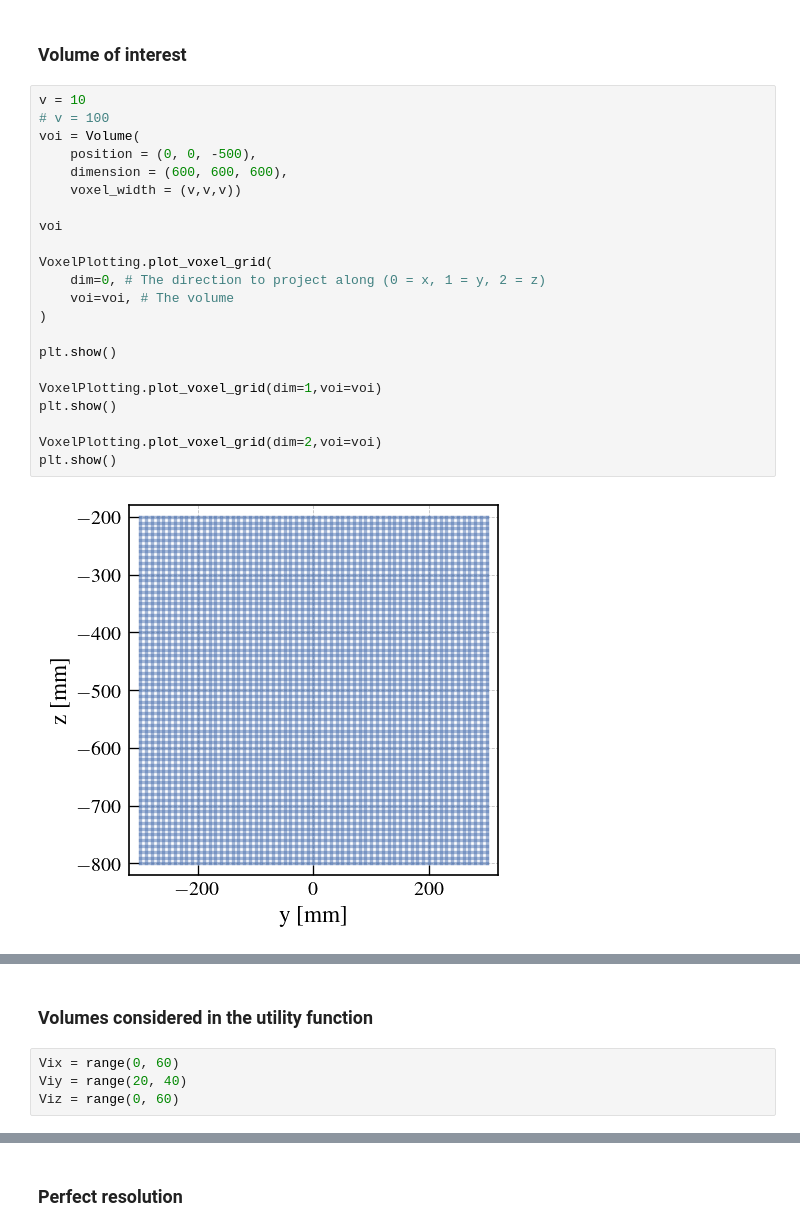
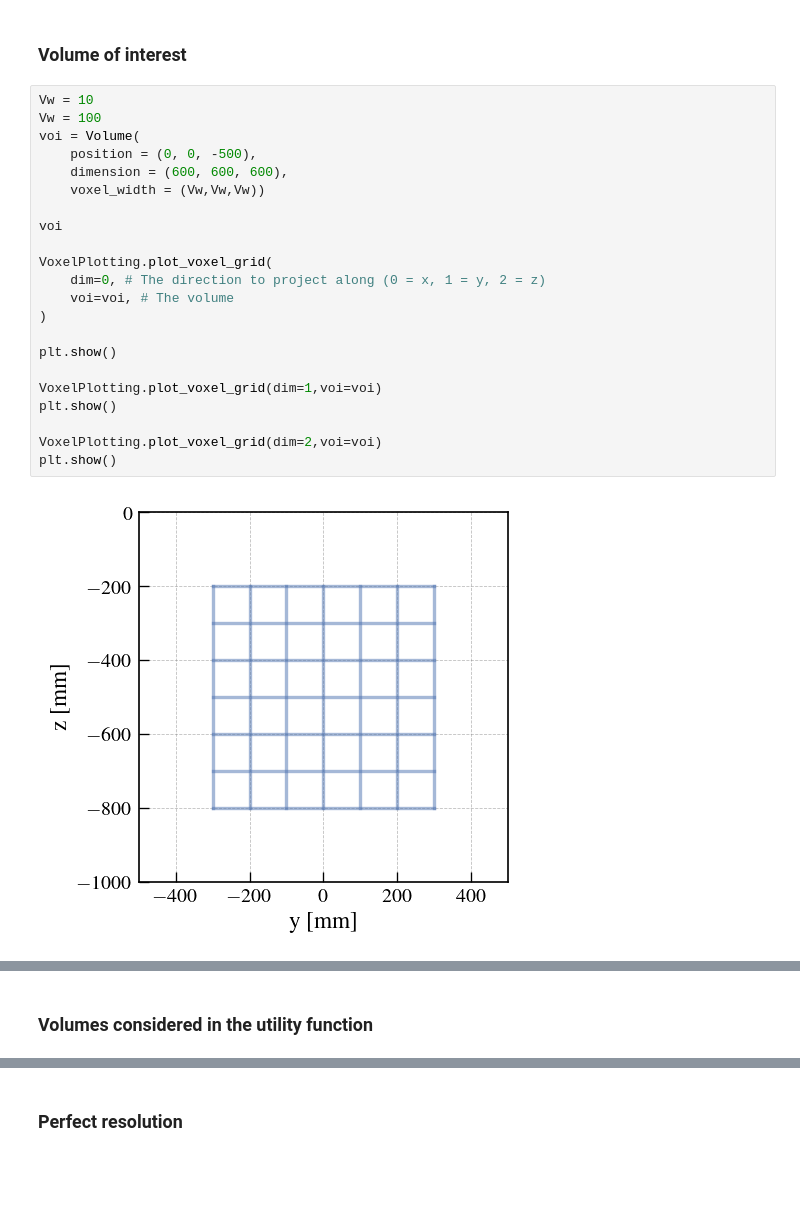
Before and after one commit to MaximeLagrange/muograph, a Jupyter notebook: Analysis.ipynb, the cells around one changed output, grey strips where cells are left out. Drawn from its saved outputs; the diff is of its cells as text; blank space fills up the shorter version.

```diff
--- a/Analysis.ipynb
+++ b/Analysis.ipynb
@@ -753,26 +769,26 @@ def KL_from_uniform(N, L, eps=1e-12):
 # %% [markdown]
 ### Volume of interest
 # %%
-v = 10
-# v = 100
+Vw = 10
+Vw = 100
 voi = Volume(
     position = (0, 0, -500),
     dimension = (600, 600, 600),
-    voxel_width = (v,v,v))
+    voxel_width = (Vw,Vw,Vw))
 
 voi
 
 VoxelPlotting.plot_voxel_grid(
     dim=0, # The direction to project along (0 = x, 1 = y, 2 = z)
     voi=voi, # The volume
 )
 
 plt.show()
 
 VoxelPlotting.plot_voxel_grid(dim=1,voi=voi)
 plt.show()
 
 VoxelPlotting.plot_voxel_grid(dim=2,voi=voi)
 plt.show()
 # %% [output]
-[figure, old version]
+[figure, new version]
@@ -781,6 +797,2 @@ plt.show()
 # %% [markdown]
 ### Volumes considered in the utility function
-# %%
-Vix = range(0, 60)
-Viy = range(20, 40)
-Viz = range(0, 60)
```
Also changed, not shown: parts of 82 cells of this notebook.
